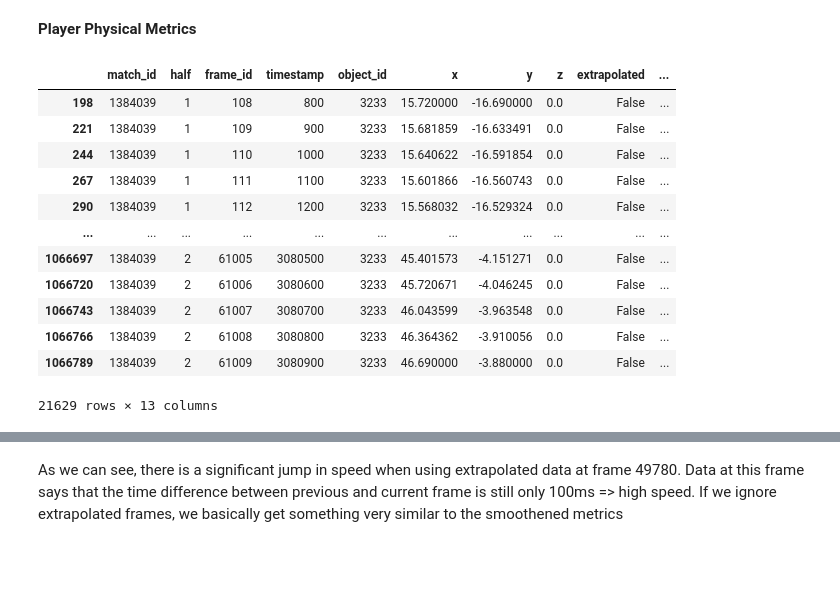
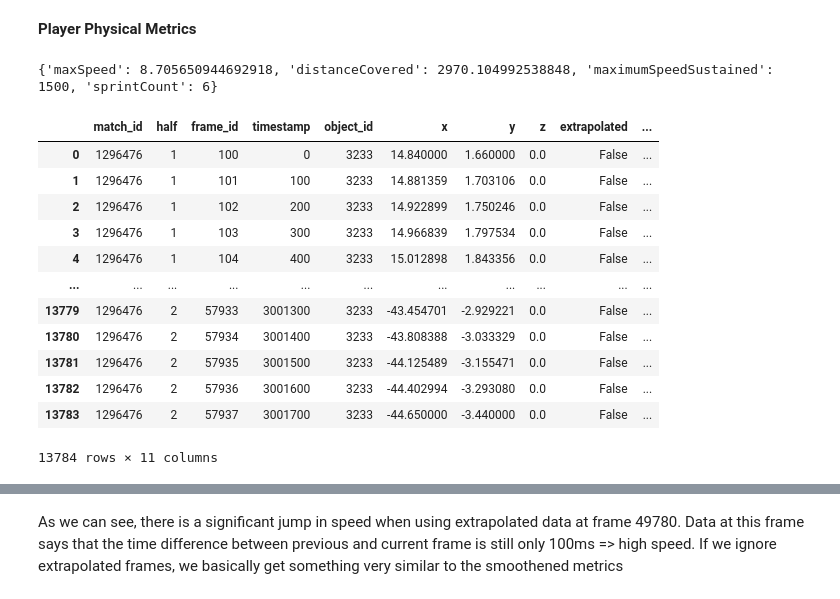
Before and after one commit to AdamSuma/TrackingDataSmoothing, a Jupyter notebook: src/skillcornerSmooth.ipynb, the cells around one changed output, grey strips where cells are left out. Drawn from its saved outputs; the diff is of its cells as text; code cells hidden in the pictures; blank space fills up the shorter version.

```diff
--- a/src/skillcornerSmooth.ipynb
+++ b/src/skillcornerSmooth.ipynb
@@ -26,8 +26,8 @@ def read_csv_partially(file_path, start_line, end_line):
 
     return data
 # %%
-file_path_skillcorner = '../data/matches/Feb/1384039_tracking.csv'
-lineup_path = '../data/matches/Feb/1384039_lineup.csv'
+file_path_skillcorner = '../data/matches/vs FC Lugano/Preprocessed Skillcorner data/1296476_tracking.csv'
+lineup_path = '../data/matches/vs FC Lugano/Preprocessed Skillcorner data/1296476_lineup.csv'
 partialframes = read_csv_partially(file_path_skillcorner, 0, 1500000)
 
 lineup = read_csv_partially(lineup_path, 0, 33)
@@ -42,10 +42,8 @@ def getTrajectories(teamName, lineup, partialframes):
         playerIDs.add(str(player[2]))
 
     targetTrajs = {}
-    playerSmoothDataFrames = pd.DataFrame()
     for ID in playerIDs:
         targetTrajs[ID] = []
-        playerSmoothDataFrames = pd.DataFrame()
 
     for index, playerFrame in enumerate(partialframes):
 
@@ -55,7 +53,7 @@ def getTrajectories(teamName, lineup, partialframes):
         if targetTrajs[playerFrame[4]] == [] or int(targetTrajs[playerFrame[4]][-1][-1][-1]) != (int(playerFrame[2]) - 1):
             targetTrajs[playerFrame[4]].append([])
 
-        targetTrajs[playerFrame[4]][-1].append([float(playerFrame[5]), float(playerFrame[6]), 0, datetime.fromtimestamp(int(playerFrame[3])/1000.0), int(playerFrame[2])])
+        targetTrajs[playerFrame[4]][-1].append([float(playerFrame[5]), float(playerFrame[6]), -1, datetime.fromtimestamp(int(playerFrame[3])/1000.0), int(playerFrame[2])])
     return targetTrajs
 
 targetTrajs = getTrajectories("FC Basel", lineup, partialframes)
@@ -165,0 +192,15 @@ mergedDF
+# %%
+for i, df in enumerate(skillCornerSmoothDataFrames):
+    mergedDF = originalDF.merge(df, how='left', on=['object_id', 'frame_id'])
+    mergedDF['x_x'] = mergedDF['x_y'].fillna(mergedDF['x_x'])
+    mergedDF['y_x'] = mergedDF['y_y'].fillna(mergedDF['y_x'])
+
+    mergedDF.drop(columns=['x_y', 'y_y', 'time'], inplace=True)
+    mergedDF.columns = ['match_id', 'half', 'frame_id', 'timestamp', 'object_id', 'x', 'y', 'z', 'extrapolated', 'arc_length', 'speed']
+    mergedDF['timestamp'] = mergedDF['timestamp'].astype(int)
+    mergedDF.dropna(subset=['arc_length'], inplace=True)
+    mergedDF.reset_index(drop=True, inplace=True)
+    skillCornerSmoothDataFrames[i] = mergedDF.copy()
+
+mergedDF = skillCornerSmoothDataFrames[0]
+mergedDF
@@ -166,10 +221,6 @@ mergedDF
 # %%
 newDF = mergedDF.copy()
-newDF['x_x'] = newDF['x_y'].fillna(newDF['x_x'])
-newDF['y_x'] = newDF['y_y'].fillna(newDF['y_x'])
-
-newDF.drop(columns=['x_y', 'y_y', 'time'], inplace=True)
-newDF.columns = ['match_id', 'half', 'frame_id', 'timestamp', 'object_id', 'x', 'y', 'z', 'extrapolated', 'arc_length']
+newDF.columns = ['match_id', 'half', 'frame_id', 'timestamp', 'object_id', 'x', 'y', 'z', 'extrapolated', 'arc_length', 'speed']
 newDF['timestamp'] = newDF['timestamp'].astype(int)
 
 # newDF['timediff'] = (newDF['timestamp'] - newDF['timestamp'].shift(1))/2 + (newDF['timestamp'].shift(-1) - newDF['timestamp'])/2
@@ -186,43 +306,49 @@ newDF['speed'] = newDF['arc_length']*10
 # %%
-targetedPlayerID = 3233 # ID of the player that we're getting the metrics from
+ # ID of the player that we're getting the metrics from
 
 targetedPlayerDF = pd.DataFrame(newDF[newDF['object_id'] == str(targetedPlayerID)])
 targetedPlayerDF['x'] = targetedPlayerDF['x'].astype(float)
 targetedPlayerDF['y'] = targetedPlayerDF['y'].astype(float)
 
 # ignore non smoothened segments
 # euclidean_distance1 = np.sqrt((targetedPlayerDF['x'] - targetedPlayerDF['x'].shift(1))**2 + (targetedPlayerDF['y'] - targetedPlayerDF['y'].shift(1))**2).fillna(0)
 # euclidean_distance2 = np.sqrt((targetedPlayerDF['x'] - targetedPlayerDF['x'].shift(-1))**2 + (targetedPlayerDF['y'] - targetedPlayerDF['y'].shift(-1))**2).fillna(0)
 
 # Use the Series to fill the NaNs
 # ignore non smoothened segments
 # targetedPlayerDF['arc_length'] = targetedPlayerDF['arc_length'].fillna((euclidean_distance1 + euclidean_distance2)/2)
 targetedPlayerDF = targetedPlayerDF.dropna(subset=['arc_length'])
 frames = targetedPlayerDF['frame_id']
 targetedPlayerDF['arc_length'] = targetedPlayerDF['arc_length'].fillna(0)
 
 # targetedPlayerDF['timediff'] = (targetedPlayerDF['timestamp'] - targetedPlayerDF['timestamp'].shift(1))/2 + (targetedPlayerDF['timestamp'].shift(-1) - targetedPlayerDF['timestamp'])/2
 # targetedPlayerDF['speed'] = targetedPlayerDF['arc_length']/targetedPlayerDF['timediff']*1000
 
 # ignore non smoothened segments
 # targetedPlayerDF['distance_covered'] = targetedPlayerDF['arc_length'].cumsum() - euclidean_distance2/2
-targetedPlayerDF['distance_covered'] = targetedPlayerDF['arc_length'].cumsum()
+# targetedPlayerDF['distance_covered'] = targetedPlayerDF['arc_length'].cumsum()
 
-targetedPlayerDF['max_speed'] = targetedPlayerDF['speed'].ffill().cummax()
+# targetedPlayerDF['max_speed'] = targetedPlayerDF['speed'].ffill().cummax()
 
+maxSpeed = 0
+distanceCovered = 0
+
+targetedPlayerDF.reset_index(inplace=True, drop=True)
+print(extractMetrics(targetedPlayerDF))
 targetedPlayerDF
 # %% [output]
+{'maxSpeed': 8.705650944692918, 'distanceCovered': 2970.104992538848, 'maximumSpeedSustained': 1500, 'sprintCount': 6}
 |  | match_id | half | frame_id | timestamp | object_id | x | y | z | extrapolated | ... |
-| 198 | 1384039 | 1 | 108 | 800 | 3233 | 15.720000 | -16.690000 | 0.0 | False | ... |
-| 221 | 1384039 | 1 | 109 | 900 | 3233 | 15.681859 | -16.633491 | 0.0 | False | ... |
-| 244 | 1384039 | 1 | 110 | 1000 | 3233 | 15.640622 | -16.591854 | 0.0 | False | ... |
-| 267 | 1384039 | 1 | 111 | 1100 | 3233 | 15.601866 | -16.560743 | 0.0 | False | ... |
-| 290 | 1384039 | 1 | 112 | 1200 | 3233 | 15.568032 | -16.529324 | 0.0 | False | ... |
+| 0 | 1296476 | 1 | 100 | 0 | 3233 | 14.840000 | 1.660000 | 0.0 | False | ... |
+| 1 | 1296476 | 1 | 101 | 100 | 3233 | 14.881359 | 1.703106 | 0.0 | False | ... |
+| 2 | 1296476 | 1 | 102 | 200 | 3233 | 14.922899 | 1.750246 | 0.0 | False | ... |
+| 3 | 1296476 | 1 | 103 | 300 | 3233 | 14.966839 | 1.797534 | 0.0 | False | ... |
+| 4 | 1296476 | 1 | 104 | 400 | 3233 | 15.012898 | 1.843356 | 0.0 | False | ... |
 | ... | ... | ... | ... | ... | ... | ... | ... | ... | ... | ... |
-| 1066697 | 1384039 | 2 | 61005 | 3080500 | 3233 | 45.401573 | -4.151271 | 0.0 | False | ... |
-| 1066720 | 1384039 | 2 | 61006 | 3080600 | 3233 | 45.720671 | -4.046245 | 0.0 | False | ... |
-| 1066743 | 1384039 | 2 | 61007 | 3080700 | 3233 | 46.043599 | -3.963548 | 0.0 | False | ... |
-| 1066766 | 1384039 | 2 | 61008 | 3080800 | 3233 | 46.364362 | -3.910056 | 0.0 | False | ... |
-| 1066789 | 1384039 | 2 | 61009 | 3080900 | 3233 | 46.690000 | -3.880000 | 0.0 | False | ... |
+| 13779 | 1296476 | 2 | 57933 | 3001300 | 3233 | -43.454701 | -2.929221 | 0.0 | False | ... |
+| 13780 | 1296476 | 2 | 57934 | 3001400 | 3233 | -43.808388 | -3.033329 | 0.0 | False | ... |
+| 13781 | 1296476 | 2 | 57935 | 3001500 | 3233 | -44.125489 | -3.155471 | 0.0 | False | ... |
+| 13782 | 1296476 | 2 | 57936 | 3001600 | 3233 | -44.402994 | -3.293080 | 0.0 | False | ... |
+| 13783 | 1296476 | 2 | 57937 | 3001700 | 3233 | -44.650000 | -3.440000 | 0.0 | False | ... |
-21629 rows × 13 columns
+13784 rows × 11 columns
 # %%
```
Also changed, not shown: parts of 8 cells of this notebook, 3 other files.
